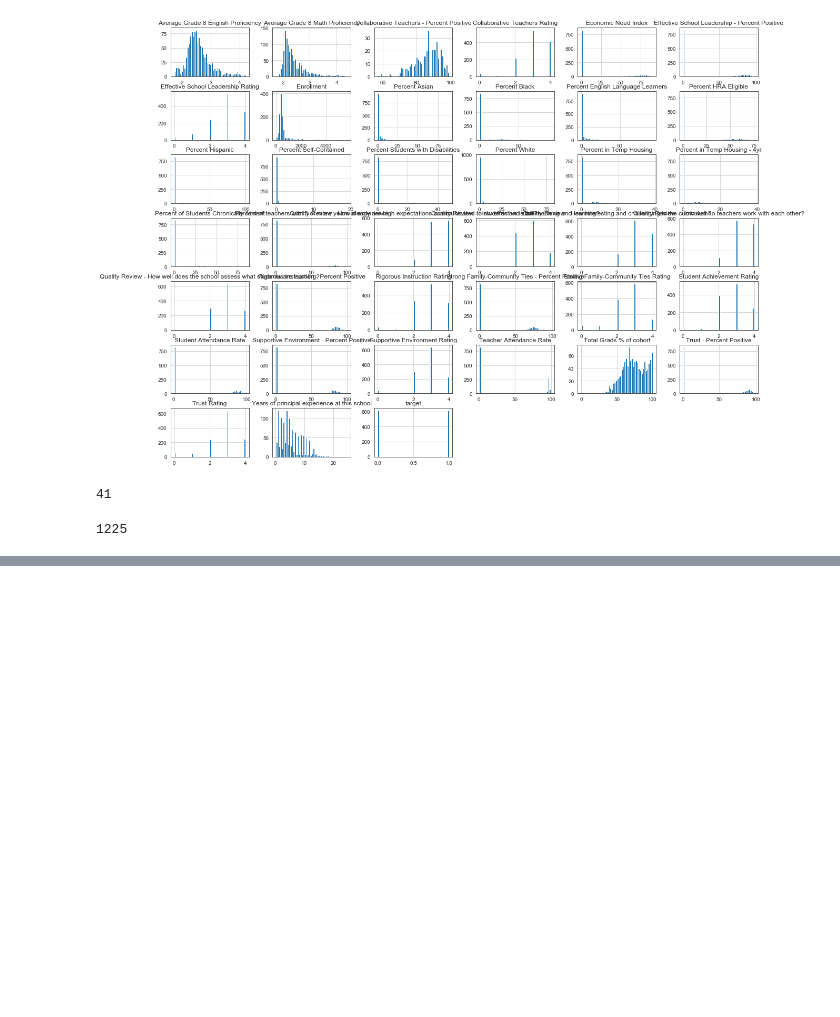
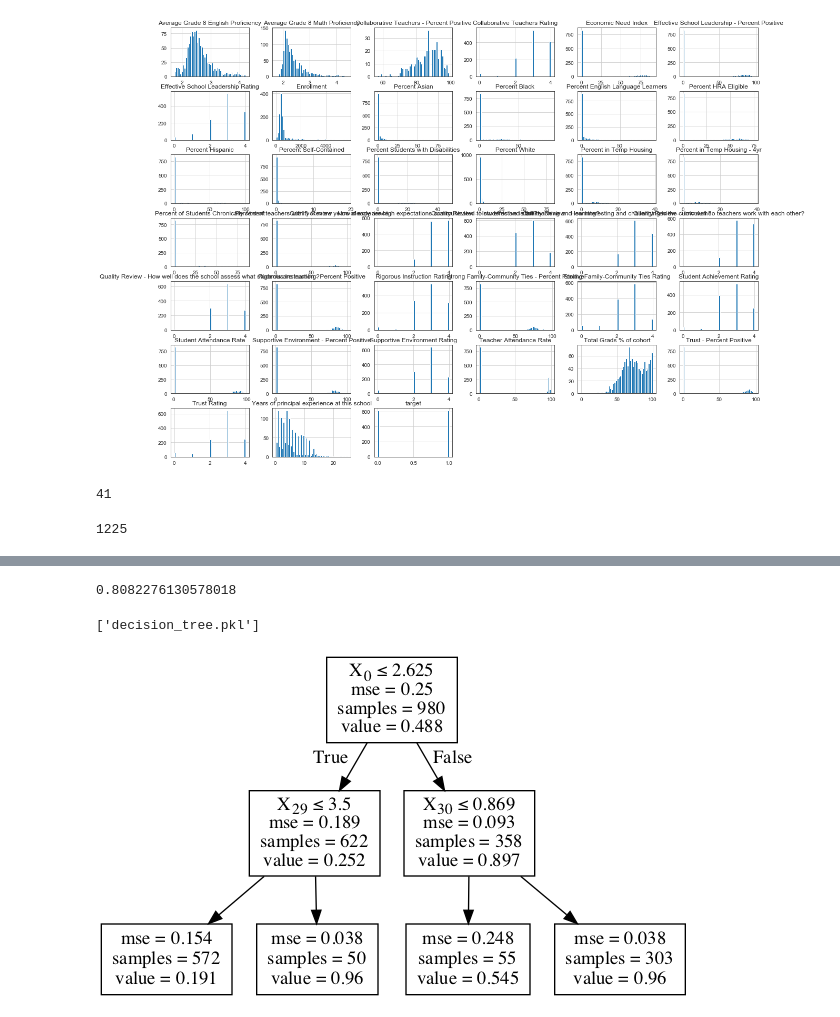
Before and after one commit to markabrennan/NYC-HS-Success, a Jupyter notebook: Prelim-EDA.ipynb, the cells around one changed output, grey strips where cells are left out. Drawn from its saved outputs; the diff is of its cells as text; code cells hidden in the pictures; blank space fills up the shorter version.

Commit message:
got decision tree and random forest models to run nicely, so commit the work.

```diff
--- a/Prelim-EDA.ipynb
+++ b/Prelim-EDA.ipynb
@@ -1178,0 +1312,20 @@ X_train
+# %%
+f1_score(y_test, y_pred, average='weighted')
+# %% [output]
+0.8082276130578018
+# %%
+##
+## Our Decision Tree was pretty good, so let's save it@!
+##
+joblib.dump(clf, 'decision_tree.pkl')
+# %% [output]
+['decision_tree.pkl']
+# %%
+# visualizing the regression tree
+dot_data = StringIO()
+export_graphviz(regTree, out_file=dot_data,
+                special_characters=True)
+graph = pydotplus.graph_from_dot_data(dot_data.getvalue())
+Image(graph.create_png())
+# %% [output]
+[figure, added]
```
Also changed, not shown: parts of 35 cells of this notebook, 4 other files.
